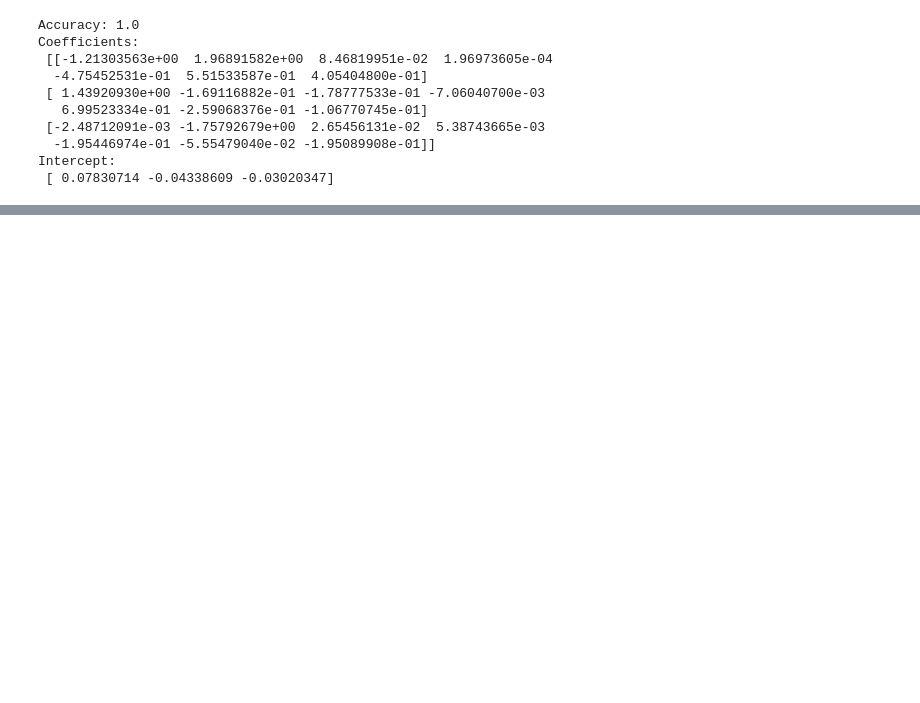
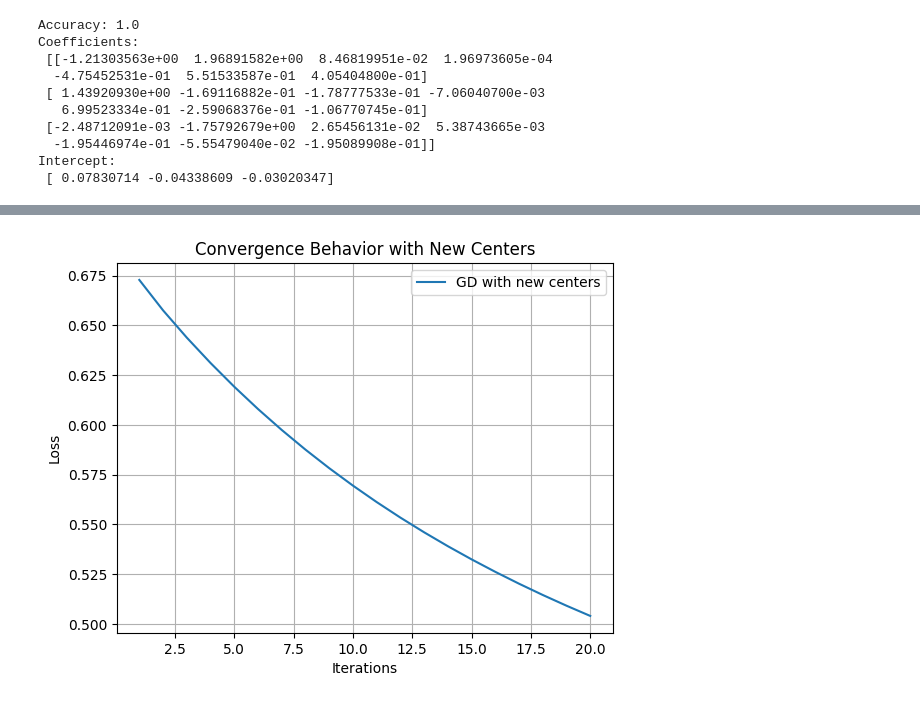
Before and after one commit to Dulavinya/Pattern_Recognition, a Jupyter notebook: Assignment_2.ipynb, the cells around one changed output, grey strips where cells are left out. Cells and saved outputs as stored; diff of their text form; code cells hidden in the pictures; blank space fills up the shorter version.

```diff
--- a/Assignment_2.ipynb
+++ b/Assignment_2.ipynb
@@ -114,0 +162,23 @@ Intercept:
+# %%
+def sigmoid(z):
+    return 1 / (1 + np.exp(-z))
+
+def loss_fn(X, y, w):
+    """Binary cross-entropy loss"""
+    y_hat = sigmoid(X @ w)
+    return -np.mean(y * np.log(y_hat + 1e-8) + (1 - y) * np.log(1 - y_hat + 1e-8))
+
+def gradient_descent(X, y, lr=0.1, iters=20):
+    # Initialize weights as zeros (convex problem, safe choice)
+    w = np.zeros(X.shape[1])
+    losses = []
+
+    for _ in range(iters):
+        y_hat = sigmoid(X @ w)
+        grad = X.T @ (y_hat - y) / X.shape[0]
+        w -= lr * grad
+        losses.append(loss_fn(X, y, w))
+    return w, losses
+
+# Run gradient descent
+w_gd, losses_gd = gradient_descent(X, y, lr=0.1, iters=20)
@@ -114,0 +226,21 @@ Intercept:
+# %%
+# Generate new data with closer centers
+np.random.seed(0)
+centers_new = [[2, 2], [5, 1.5]]
+X_new, y_new = make_blobs(n_samples=2000, centers=centers_new, random_state=5)
+X_new = np.dot(X_new, transformation)
+X_new = np.hstack([np.ones((X_new.shape[0], 1)), X_new])
+
+# Run gradient descent on new data
+w_gd_new, losses_gd_new = gradient_descent(X_new, y_new, lr=0.1, iters=20)
+
+# Plot new convergence behavior
+plt.plot(range(1, 21), losses_gd_new, label="GD with new centers")
+plt.xlabel("Iterations")
+plt.ylabel("Loss")
+plt.title("Convergence Behavior with New Centers")
+plt.legend()
+plt.grid(True)
+plt.show()
+# %% [output]
+[figure, added]
```
Also changed, not shown: parts of 12 cells of this notebook.
